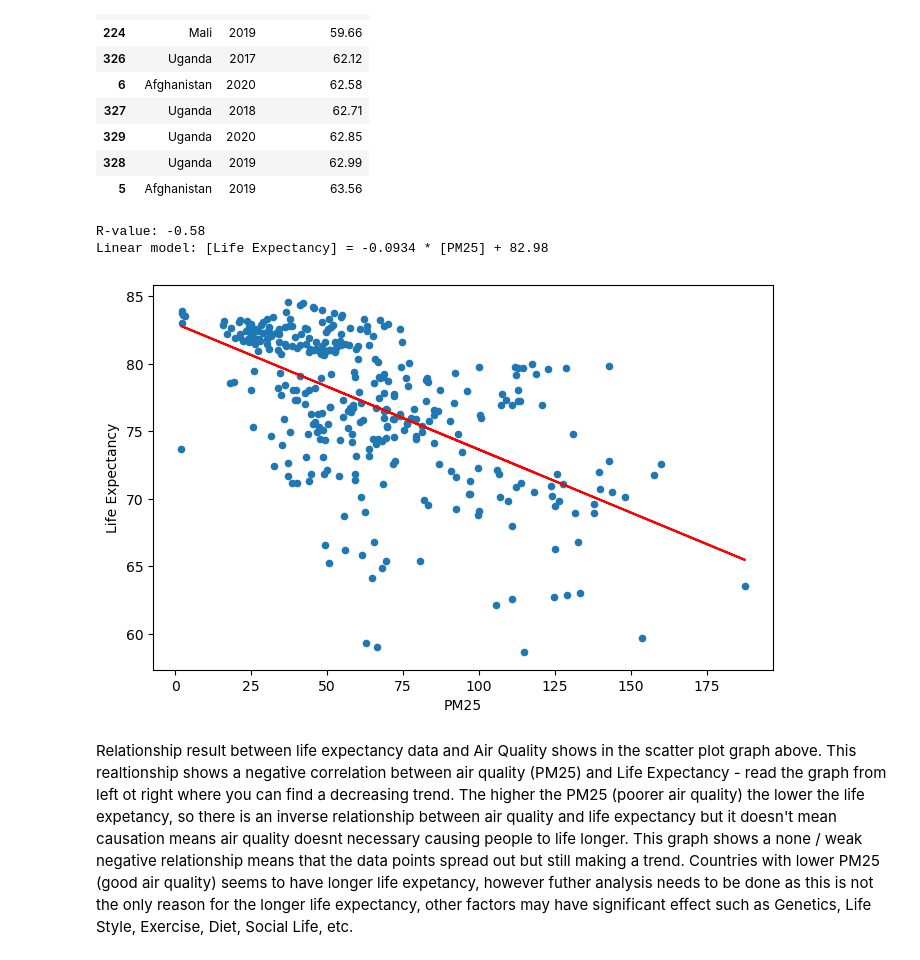
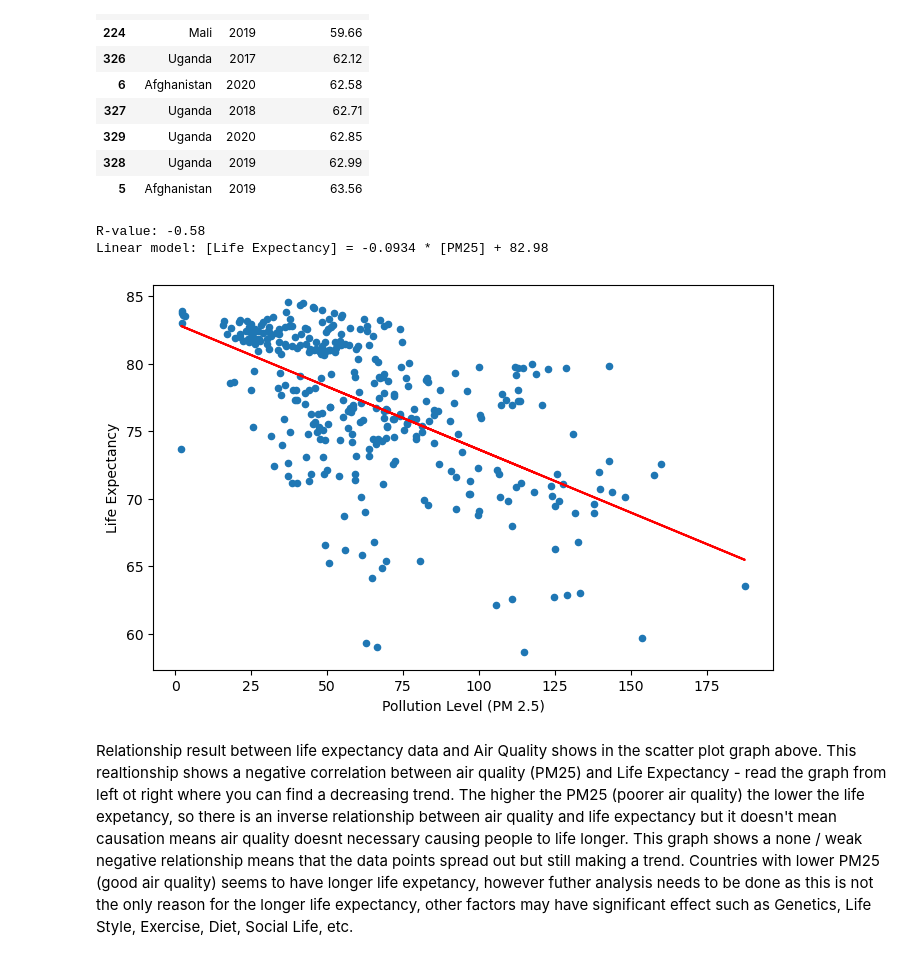
Before and after one commit to benoitchamot/AirQuality_and_Happiness, a Jupyter notebook: Analysis_AirQuality_and_Life_Expectancy.ipynb, the cells around one changed output. Saved outputs shown, nothing was run; the diff lists cells and outputs as text; code cells hidden in the pictures.

```diff
--- a/Analysis_AirQuality_and_Life_Expectancy.ipynb
+++ b/Analysis_AirQuality_and_Life_Expectancy.ipynb
@@ -151,27 +151,28 @@ life_expectancy_Analysis[['Country','Year','Life Expectancy']].head(10)
 # %%
 #Correlation between PM25 concentration and Life Expectancy.
 #Show a scatter plot of PM25 versus Life Expectancy prevalence for all countries and all years.
 air_life_analysis_df.plot.scatter(x='PM25',y='Life Expectancy', figsize=(8,5))
 
 # Create a linear regression model based on the PM25 and Life Expectancy
 x_data = air_life_analysis_df['PM25']
 y_data = air_life_analysis_df['Life Expectancy']
 [slope, intercept, rvalue, pvalue, stdeve] = stats.linregress(x_data,y_data)
 print(f"R-value: {rvalue:.2f}")
 print(f"Linear model: [Life Expectancy] = {slope:.4f} * [PM25] + {intercept:.2f}")
 
 y_reg = slope*x_data+intercept
 plt.plot(x_data,y_reg,'r')
+plt.xlabel('Pollution Level (PM 2.5)')
 
 #save file to folder
 plt.savefig('Images/PM25_and_Life_Expectancy.png')
 
 # Show plot
 plt.show()
 # %% [output]
 R-value: -0.58
 Linear model: [Life Expectancy] = -0.0934 * [PM25] + 82.98
-[figure, old version]
+[figure, new version]
 # %% [markdown]
 Relationship result between life expectancy data and Air Quality shows in the scatter plot graph above.
 This realtionship shows a negative correlation between air quality (PM25) and Life Expectancy - read the graph from left ot right where you can find a decreasing trend.
```
Also changed, not shown: parts of 1 cell of this notebook, 9 other files.
